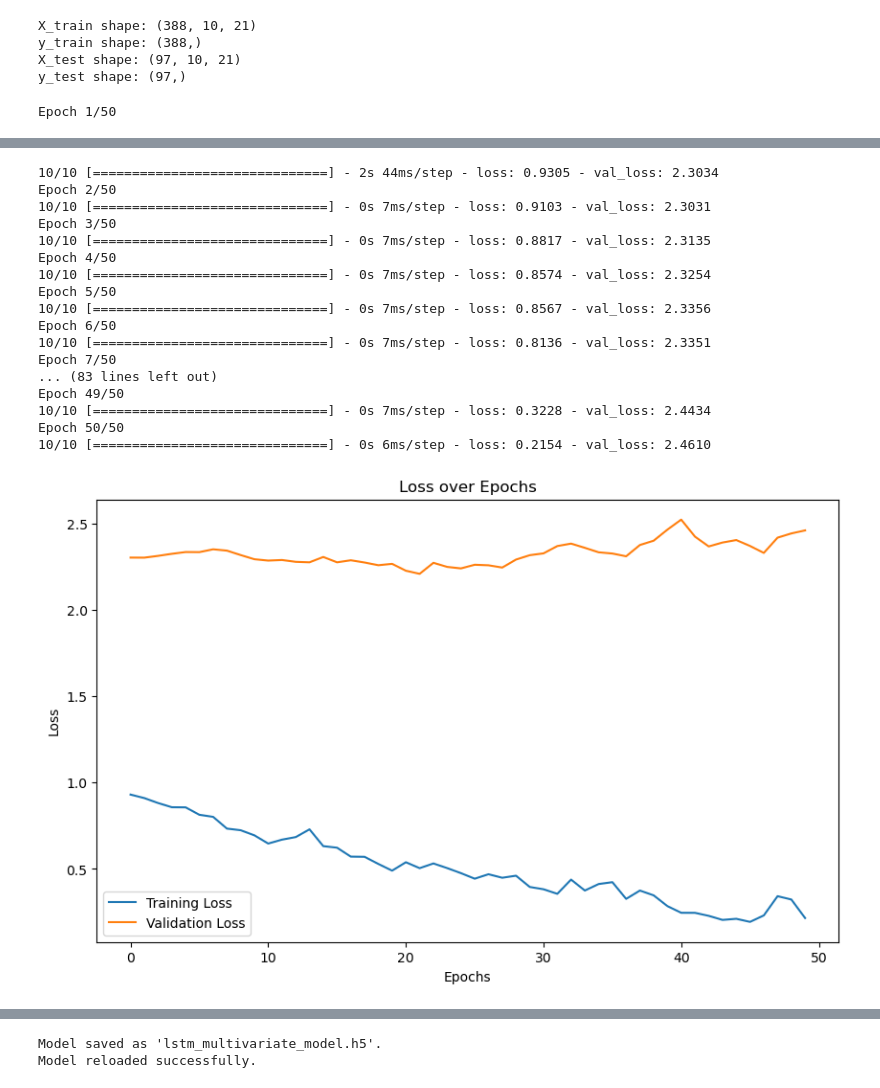
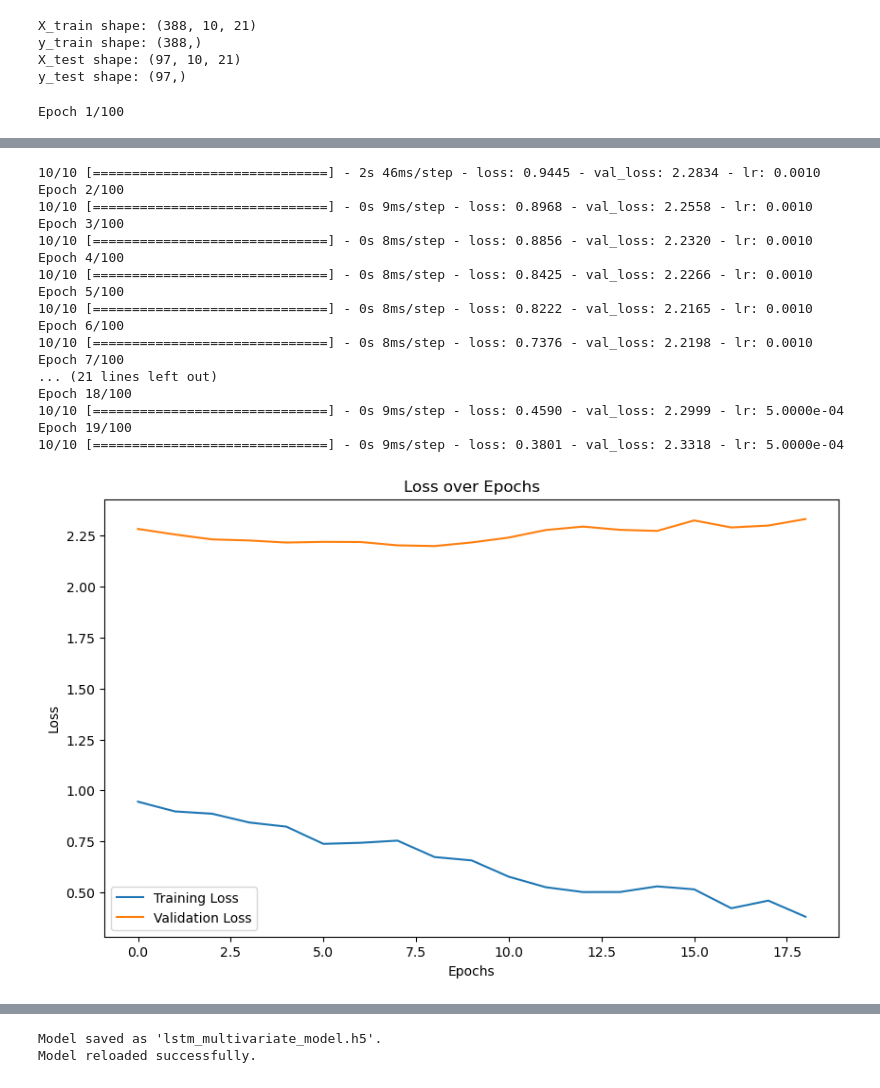
Before and after one commit to JovanKarajanov/CapstoneProject, a Jupyter notebook: CapstoneProject/Code/lstm-multivariate.ipynb, the cells around one changed output, grey strips where cells are left out. Drawn from its saved outputs; the diff is of its cells as text; code cells hidden in the pictures.

```diff
--- a/CapstoneProject/Code/lstm-multivariate.ipynb
+++ b/CapstoneProject/Code/lstm-multivariate.ipynb
@@ -7,4 +9,5 @@ import matplotlib.pyplot as plt
 # %%
+
 # Load the preprocessed data
 def load_data(filepath):
     """Load data from a specified filepath."""
@@ -29,18 +32,19 @@ def prepare_data(filepath, sequence_length, target_column):
     data = load_data(filepath)
     if data is not None:
         if target_column in data.columns:
-            data_values = data.values  # Convert DataFrame to numpy array
+            scaler = StandardScaler()
+            data_scaled = scaler.fit_transform(data.values)  # Normalize data
             target_column_index = data.columns.get_loc(target_column)
-            X, y = create_sequences(data_values, sequence_length, target_column_index)
+            X, y = create_sequences(data_scaled, sequence_length, target_column_index)
             split = int(0.8 * len(X))
             X_train, X_test = X[:split], X[split:]
             y_train, y_test = y[:split], y[split:]
-            return X_train, y_train, X_test, y_test
+            return X_train, y_train, X_test, y_test, scaler
         else:
             print(f"Column '{target_column}' not found in the data. Please check the column names.")
-            return None, None, None, None
+            return None, None, None, None, None
     else:
-        return None, None, None, None
+        return None, None, None, None, None
 
 # Filepath and parameters
 filepath = 'data_preprocessed_with_all_sectors.csv'
@@ -48,7 +52,7 @@ sequence_length = 10
 target_column = 'Price'
 
 # Prepare the data
-X_train, y_train, X_test, y_test = prepare_data(filepath, sequence_length, target_column)
+X_train, y_train, X_test, y_test, scaler = prepare_data(filepath, sequence_length, target_column)
 
 # Print dataset shapes
 if X_train is not None:
@@ -64,18 +68,29 @@ y_test shape: (97,)
 # %%
 # Build the LSTM model
 model = Sequential([
-    LSTM(50, return_sequences=True, input_shape=(X_train.shape[1], X_train.shape[2])),
-    Dropout(0.2),
-    LSTM(50),
-    Dropout(0.2),
+    LSTM(64, return_sequences=True, input_shape=(X_train.shape[1], X_train.shape[2])),
+    Dropout(0.3),
+    LSTM(64, return_sequences=False),
+    Dropout(0.3),
+    Dense(32, activation='relu'),
     Dense(1)  # Output layer
 ])
 
 # Compile the model
 model.compile(optimizer='adam', loss='mean_squared_error')
 
+# Add callbacks for optimization
+early_stopping = EarlyStopping(monitor='val_loss', patience=10, restore_best_weights=True)
+reduce_lr = ReduceLROnPlateau(monitor='val_loss', factor=0.5, patience=5, min_lr=1e-5)
+
 # Train the model
-history = model.fit(X_train, y_train, epochs=50, batch_size=32, validation_split=0.2)
+history = model.fit(
+    X_train, y_train,
+    epochs=100,
+    batch_size=32,
+    validation_split=0.2,
+    callbacks=[early_stopping, reduce_lr]
+)
 
 # Plot the training and validation loss
 def plot_loss(history):
@@ -90,4 +105,4 @@ def plot_loss(history):
 
 plot_loss(history)
 # %% [output]
-Epoch 1/50
+Epoch 1/100
@@ -122,22 +137,22 @@ Epoch 1/50
          [[{{node gradients/split_1_grad/concat/split_1/split_dim}}]]
-10/10 [==============================] - 2s 44ms/step - loss: 0.9305 - val_loss: 2.3034
-Epoch 2/50
-10/10 [==============================] - 0s 7ms/step - loss: 0.9103 - val_loss: 2.3031
-Epoch 3/50
-10/10 [==============================] - 0s 7ms/step - loss: 0.8817 - val_loss: 2.3135
-Epoch 4/50
-10/10 [==============================] - 0s 7ms/step - loss: 0.8574 - val_loss: 2.3254
-Epoch 5/50
-10/10 [==============================] - 0s 7ms/step - loss: 0.8567 - val_loss: 2.3356
-Epoch 6/50
-10/10 [==============================] - 0s 7ms/step - loss: 0.8136 - val_loss: 2.3351
-Epoch 7/50
-... (83 lines left out)
-Epoch 49/50
-10/10 [==============================] - 0s 7ms/step - loss: 0.3228 - val_loss: 2.4434
-Epoch 50/50
-10/10 [==============================] - 0s 6ms/step - loss: 0.2154 - val_loss: 2.4610
+10/10 [==============================] - 2s 46ms/step - loss: 0.9445 - val_loss: 2.2834 - lr: 0.0010
+Epoch 2/100
+10/10 [==============================] - 0s 9ms/step - loss: 0.8968 - val_loss: 2.2558 - lr: 0.0010
+Epoch 3/100
+10/10 [==============================] - 0s 8ms/step - loss: 0.8856 - val_loss: 2.2320 - lr: 0.0010
+Epoch 4/100
+10/10 [==============================] - 0s 8ms/step - loss: 0.8425 - val_loss: 2.2266 - lr: 0.0010
+Epoch 5/100
+10/10 [==============================] - 0s 8ms/step - loss: 0.8222 - val_loss: 2.2165 - lr: 0.0010
+Epoch 6/100
+10/10 [==============================] - 0s 8ms/step - loss: 0.7376 - val_loss: 2.2198 - lr: 0.0010
+Epoch 7/100
+... (21 lines left out)
+Epoch 18/100
+10/10 [==============================] - 0s 9ms/step - loss: 0.4590 - val_loss: 2.2999 - lr: 5.0000e-04
+Epoch 19/100
+10/10 [==============================] - 0s 9ms/step - loss: 0.3801 - val_loss: 2.3318 - lr: 5.0000e-04
-[figure, old version]
+[figure, new version]
 # %%
 # Predict on test data
 y_pred = model.predict(X_test)
```
Also changed, not shown: parts of 3 cells of this notebook, 1 other file.
